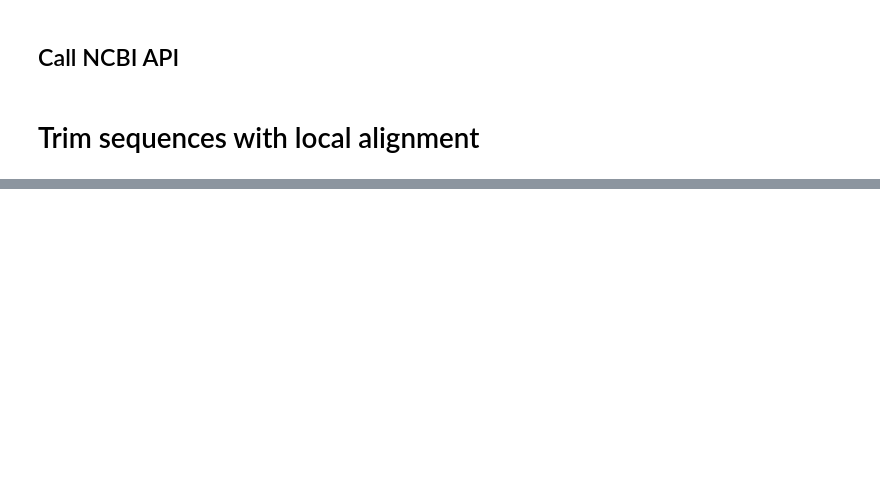
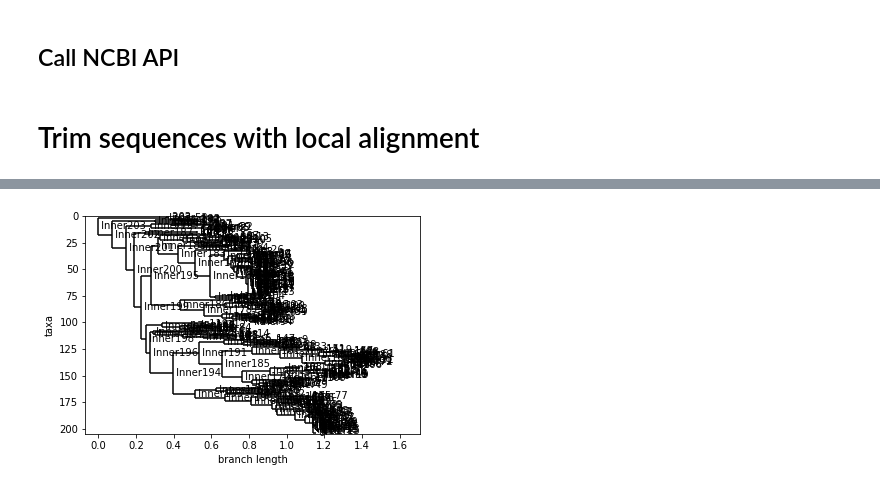
Before and after one commit to laksannathan/Biopython, a Jupyter notebook: humans_demo/Humans.ipynb, the cells around one changed output, grey strips where cells are left out. Saved outputs shown, nothing was run; the diff lists cells and outputs as text; code cells hidden in the pictures; blank space fills up the shorter version.

```diff
--- a/humans_demo/Humans.ipynb
+++ b/humans_demo/Humans.ipynb
@@ -131,0 +200,4 @@ print(dm)
+# %%
+Phylo.draw(tree)
+# %% [output]
+[figure, added]
```
Also changed, not shown: parts of 9 cells of this notebook, 3 other files.
